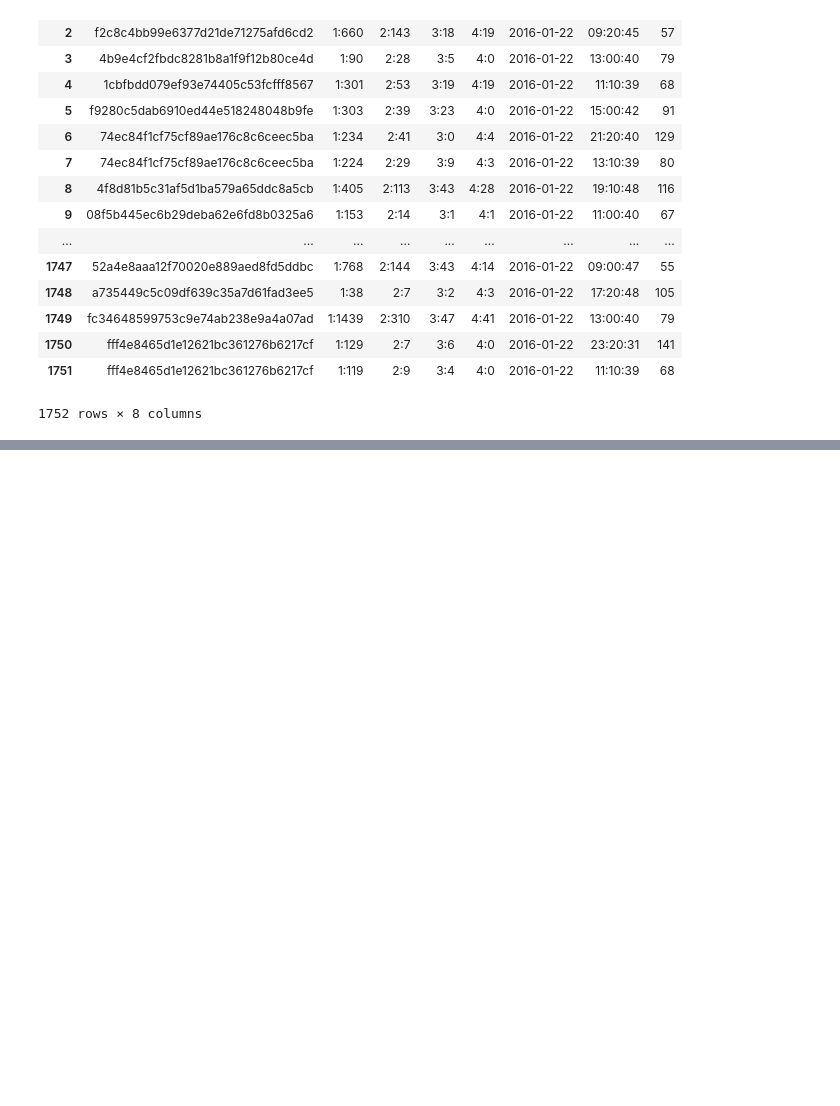
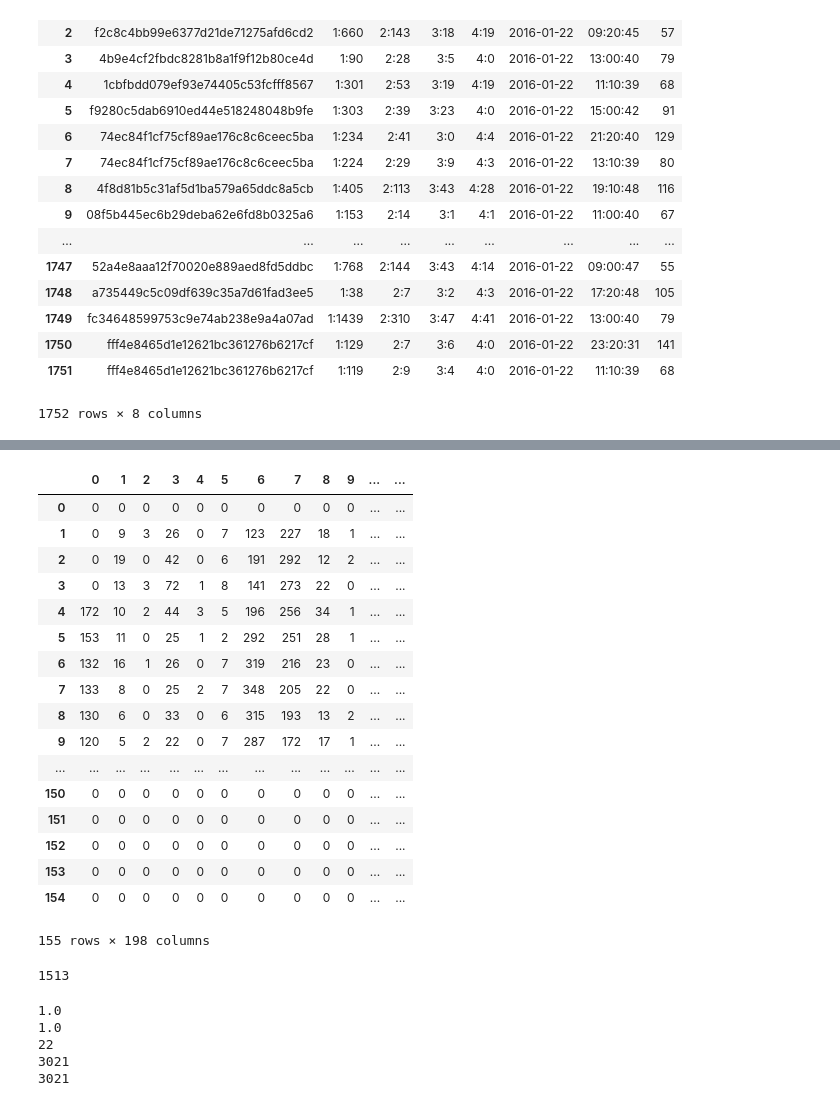
Before and after one commit to mangolzy/trafficFlowProject, a Jupyter notebook: season1/training_data/order_data/oneFilePreprocess.ipynb, the cells around one changed output, grey strips where cells are left out. Saved outputs shown, nothing was run; the diff lists cells and outputs as text; code cells hidden in the pictures; blank space fills up the shorter version.

Commit message:
creation of training set with all features and training set for auto_encoder

```diff
--- a/season1/training_data/order_data/oneFilePreprocess.ipynb
+++ b/season1/training_data/order_data/oneFilePreprocess.ipynb
@@ -821,0 +825,4 @@ gap_train.head()
+# %%
+gap_test.head()
+gap_test_set = gap_test.dropna(how = 'any')
+print gap_test_set.size / 467
@@ -821,0 +841,2 @@ gap_train.head()
+# %%
+y = rf.predict(x)
@@ -1000,0 +1122,35 @@ test_tra
+# %%
+# construct the auto-encoder input ..  66 * r  from farest to nearest slot supervised output 66 * 1
+# assume that the length of samples is the same as constructed training_set, also 3->1 pairs
+import datetime as datetime
+def constructInput(orderDF, r, sampleLen, startG, startS):
+    input_matrix = [[0 for x in range(66*r)] for y in range(sampleLen+2)]
+    output_matrix = [[0 for x in range(66)] for y in range(sampleLen)]
+    date = 1
+    for index, row in orderDF.iterrows():
+        #print row['count']
+        # count in current slot
+        slot = int(row['slot'])
+        grid = int(row['grid'])
+        count =int(row['count'])
+        #date = datetime.datetime.strptime(row['date'],"%Y-%m-%d").day
+        if(grid == 66 and slot == 144):
+            date = date + 1
+        #print count
+        output_matrix[(date - 1) * 144 + (slot-1)][grid-1] = count
+        #input_matrix[slot][66 * 2 + grid-1] = count
+        #input_matrix[slot + 1][66 * 1 + grid-1] = count
+        #input_matrix[slot + 2][66 * 0 + grid-1] = count
+        # for example the data of 1st day  1 grid 4 slot contributes to
+        # output  3, 0
+        # input 4, 132
+        #       5, 66
+        #       6, 0
+        for i in range(r):
+            input_matrix[(date - 1) * 144 + slot + i][66 * (r-1-i) + grid-1] = count
+    inputdf = pd.DataFrame(data = input_matrix, columns = range(0, 66*r), index = range(0, sampleLen))
+    output = pd.DataFrame(data = output_matrix, columns = range(0, 66), index = range(0, sampleLen))
+    print date
+    return inputdf, output
+# %%
+inputdf, output = constructInput(o, 3, 21 * 144, 1, 4)
@@ -1000,0 +1169,27 @@ test_tra
+# %%
+inputdf.head(155)
+# %% [output]
+|  | 0 | 1 | 2 | 3 | 4 | 5 | 6 | 7 | 8 | 9 | ... | ... |
+| 0 | 0 | 0 | 0 | 0 | 0 | 0 | 0 | 0 | 0 | 0 | ... | ... |
+| 1 | 0 | 9 | 3 | 26 | 0 | 7 | 123 | 227 | 18 | 1 | ... | ... |
+| 2 | 0 | 19 | 0 | 42 | 0 | 6 | 191 | 292 | 12 | 2 | ... | ... |
+| 3 | 0 | 13 | 3 | 72 | 1 | 8 | 141 | 273 | 22 | 0 | ... | ... |
+| 4 | 172 | 10 | 2 | 44 | 3 | 5 | 196 | 256 | 34 | 1 | ... | ... |
+| 5 | 153 | 11 | 0 | 25 | 1 | 2 | 292 | 251 | 28 | 1 | ... | ... |
+| 6 | 132 | 16 | 1 | 26 | 0 | 7 | 319 | 216 | 23 | 0 | ... | ... |
+| 7 | 133 | 8 | 0 | 25 | 2 | 7 | 348 | 205 | 22 | 0 | ... | ... |
+| 8 | 130 | 6 | 0 | 33 | 0 | 6 | 315 | 193 | 13 | 2 | ... | ... |
+| 9 | 120 | 5 | 2 | 22 | 0 | 7 | 287 | 172 | 17 | 1 | ... | ... |
+| ... | ... | ... | ... | ... | ... | ... | ... | ... | ... | ... | ... | ... |
+| 150 | 0 | 0 | 0 | 0 | 0 | 0 | 0 | 0 | 0 | 0 | ... | ... |
+| 151 | 0 | 0 | 0 | 0 | 0 | 0 | 0 | 0 | 0 | 0 | ... | ... |
+| 152 | 0 | 0 | 0 | 0 | 0 | 0 | 0 | 0 | 0 | 0 | ... | ... |
+| 153 | 0 | 0 | 0 | 0 | 0 | 0 | 0 | 0 | 0 | 0 | ... | ... |
+| 154 | 0 | 0 | 0 | 0 | 0 | 0 | 0 | 0 | 0 | 0 | ... | ... |
+155 rows × 198 columns
+# %%
+gapdf = pd.read_csv('../gap_training_set_new.csv')
+gapdf.head()
+print gapdf.size / 467 / 66
+# %% [output]
+1513
@@ -1000,0 +1239,10 @@ test_tra
+# %%
+before, after = construct(new_features, 3, 3024)
+print before.size / 198
+print after.size / 66
+# %% [output]
+1.0
+1.0
+22
+3021
+3021
```
Also changed, not shown: parts of 33 cells of this notebook, 2 other files.
